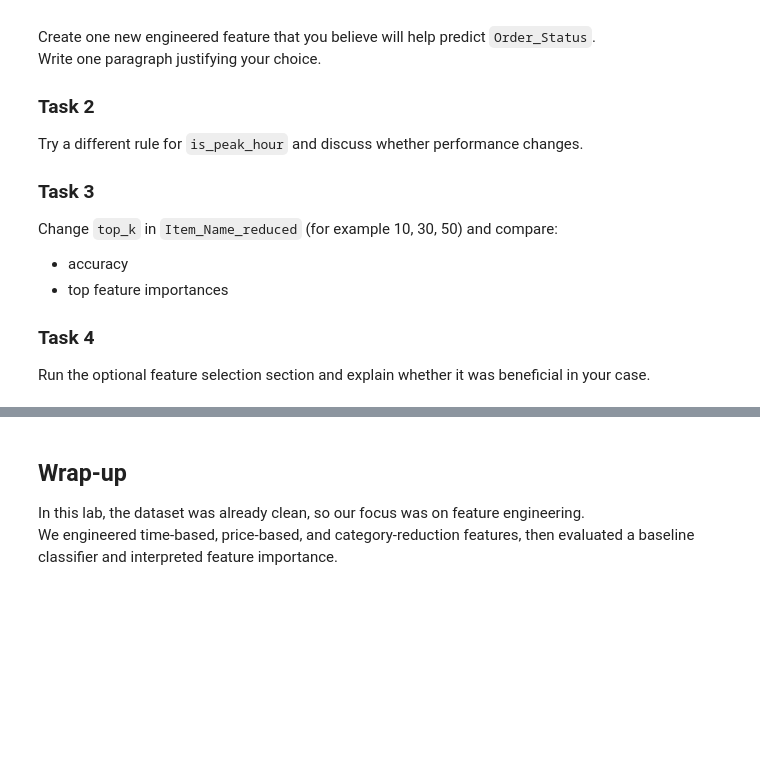
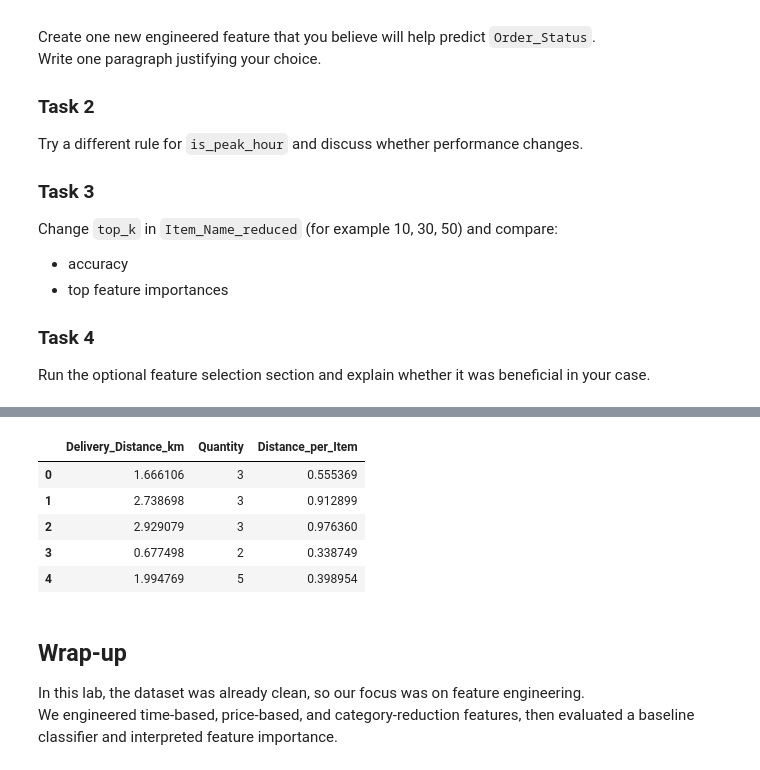
Before and after one commit to allabibah1/ARTI308-Lab5, a Jupyter notebook: ARTI308 Lab5.ipynb, the cells around one changed output, grey strips where cells are left out. Saved outputs shown, nothing was run; the diff lists cells and outputs as text; code cells hidden in the pictures; blank space fills up the shorter version.

```diff
--- a/ARTI308 Lab5.ipynb
+++ b/ARTI308 Lab5.ipynb
@@ -562,3 +633,14 @@ Run the optional feature selection section and explain whether it was beneficial
+# %%
+df["Distance_per_Item"] = df["Delivery_Distance_km"] / df["Quantity"]
+
+df[["Delivery_Distance_km", "Quantity", "Distance_per_Item"]].head()
+# %% [output]
+|  | Delivery_Distance_km | Quantity | Distance_per_Item |
+| 0 | 1.666106 | 3 | 0.555369 |
+| 1 | 2.738698 | 3 | 0.912899 |
+| 2 | 2.929079 | 3 | 0.976360 |
+| 3 | 0.677498 | 2 | 0.338749 |
+| 4 | 1.994769 | 5 | 0.398954 |
 # %% [markdown]
 ## Wrap-up
 In this lab, the dataset was already clean, so our focus was on feature engineering.
```
Also changed, not shown: parts of 17 cells of this notebook.
